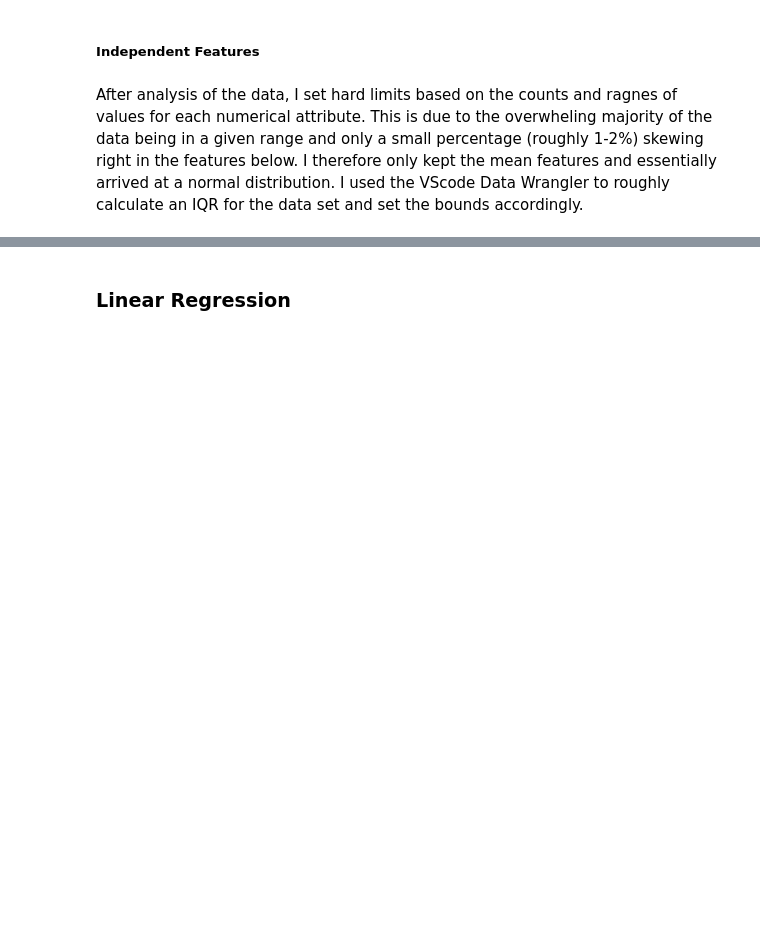
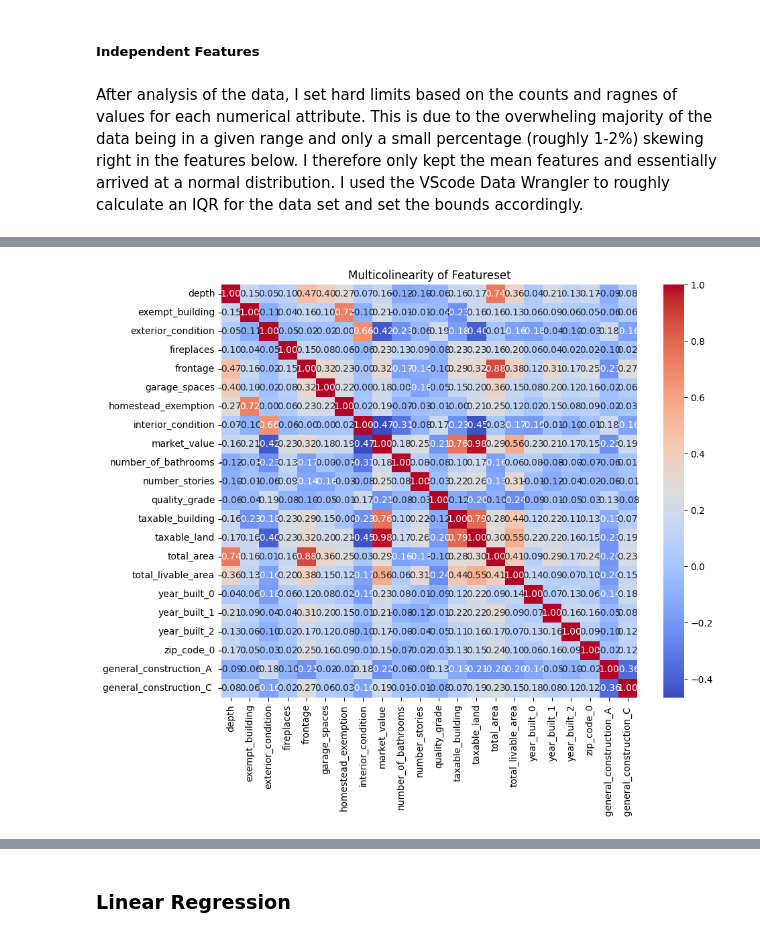
Before and after one commit to afeins19/PhillyHousingPricePredictor, a Jupyter notebook: models.ipynb, the cells around one changed output, grey strips where cells are left out. Cells and saved outputs as stored; diff of their text form; code cells hidden in the pictures; blank space fills up the shorter version.

```diff
--- a/models.ipynb
+++ b/models.ipynb
@@ -457,3 +446,6 @@ data_one_hot['exempt_building'] = data_one_hot['exempt_building'].fillna(True)
 # converting boolean encoded variables to their numeric representations
 boolean_features = data_one_hot.select_dtypes(include=bool).columns
 data_one_hot[boolean_features] = data_one_hot[boolean_features].astype(int)
+
+# joing the one_hot_dat into data
+data = data_one_hot
@@ -535,0 +536,9 @@ data = data[(data['year_built'] >= year_built_bounds[0]) & (data['year_built'] <
+# %%
+# only about 50 missing
+data = data.dropna(subset=['zip_code'])
+
+# handling zipcode and year_built
+import category_encoders as ce
+
+cat_encdoer = ce.BinaryEncoder(cols=['zip_code', 'year_built'])
+data = cat_encdoer.fit_transform(data)
@@ -536,8 +548,8 @@ data = data[(data['year_built'] >= year_built_bounds[0]) & (data['year_built'] <
 # %%
-numerical_data = data.select_dtypes(include=['number'])
-market_value_correlation = numerical_data.corr()
+
+market_value_correlation = data.corr()
 market_value_correlation.sort_values(['market_value'], ascending=False, inplace=True)
 
-print("Correlation Values for Each Numerical Attribute to the Target:\n")
+print("Correlation Values for Each Attribute to the Target:\n")
 print(market_value_correlation.market_value)
 # %% [output]
@@ -571,0 +573,16 @@ After working with the data, we are now able to see the final count of missing v
+# %%
+# threshold for dropping (may tune later if necessary)
+CORRELATION_THRESHOLD = 0.15 # <----------
+
+# getting abs of correlations
+market_value_correlation = market_value_correlation['market_value'].abs()
+market_value_correlation.sort_values(ascending=False, inplace=True)
+print("Absolute Value of correlations: ")
+print(market_value_correlation)
+
+
+# getting features with correlations lower than the threshold
+low_correlation_features = market_value_correlation[market_value_correlation < CORRELATION_THRESHOLD].index
+
+# dropping these features from the dataset
+data.drop(columns=low_correlation_features, inplace=True)
@@ -572,2 +611,15 @@ After working with the data, we are now able to see the final count of missing v
+# %%
+# plotting the features we dropped from the data
+full_corr_matrix = data.corr()
+columns_to_keep = full_corr_matrix.loc['market_value'].abs() >= CORRELATION_THRESHOLD
+filtered_corr_matrix = full_corr_matrix.loc[columns_to_keep, columns_to_keep]
+
+# Plotting the heatmap with the full or filtered correlation matrix
+plt.figure(figsize=(10, 8))
+plt.title("Multicolinearity of Featureset")
+sns.heatmap(filtered_corr_matrix, annot=True, fmt=".2f", cmap='coolwarm')
+plt.show()
+# %% [output]
+[figure, added]
 # %%
 total = data.isnull().sum().sort_values(ascending=False)
```
Also changed, not shown: parts of 54 cells of this notebook.
